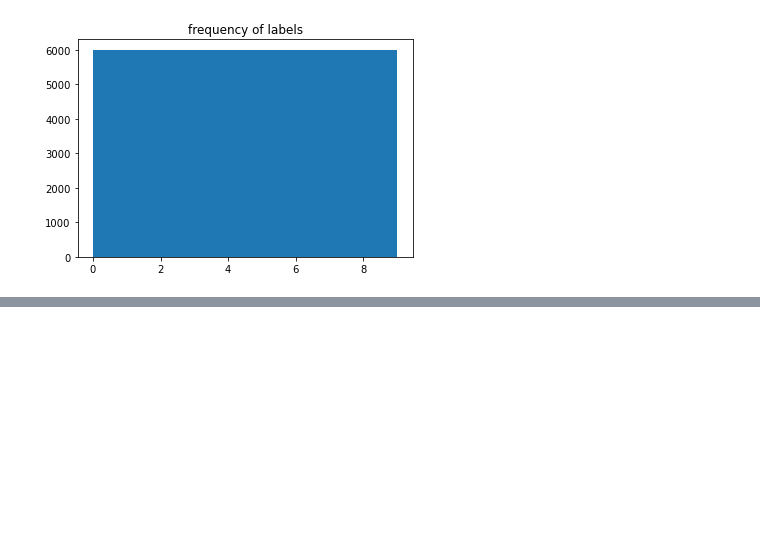
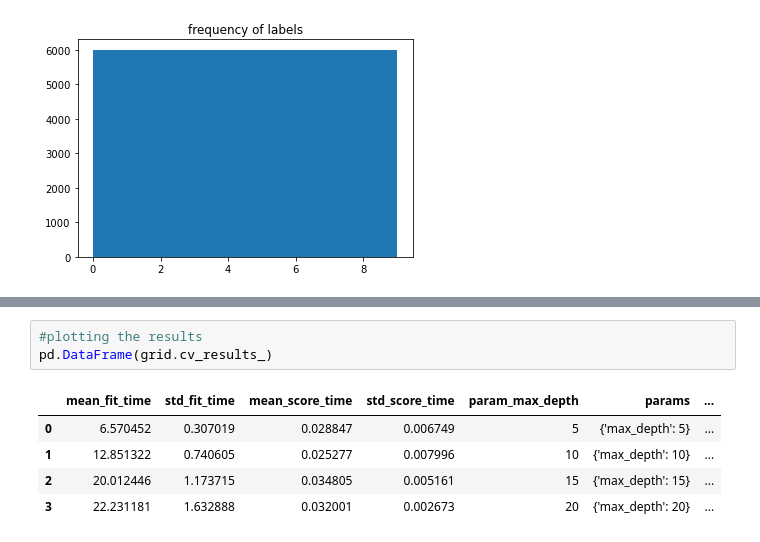
Before and after one commit to oridarshan/data-visualization-project, a Jupyter notebook: FMNIST-Notebook.ipynb, the cells around one changed output, grey strips where cells are left out. Saved outputs shown, nothing was run; the diff lists cells and outputs as text; blank space fills up the shorter version.

```diff
--- a/FMNIST-Notebook.ipynb
+++ b/FMNIST-Notebook.ipynb
@@ -86,0 +133,9 @@ Equal representation for all labels.
+# %%
+#plotting the results
+pd.DataFrame(grid.cv_results_)
+# %% [output]
+|  | mean_fit_time | std_fit_time | mean_score_time | std_score_time | param_max_depth | params | ... |
+| 0 | 6.570452 | 0.307019 | 0.028847 | 0.006749 | 5 | {'max_depth': 5} | ... |
+| 1 | 12.851322 | 0.740605 | 0.025277 | 0.007996 | 10 | {'max_depth': 10} | ... |
+| 2 | 20.012446 | 1.173715 | 0.034805 | 0.005161 | 15 | {'max_depth': 15} | ... |
+| 3 | 22.231181 | 1.632888 | 0.032001 | 0.002673 | 20 | {'max_depth': 20} | ... |
```
Also changed, not shown: parts of 21 cells of this notebook.
